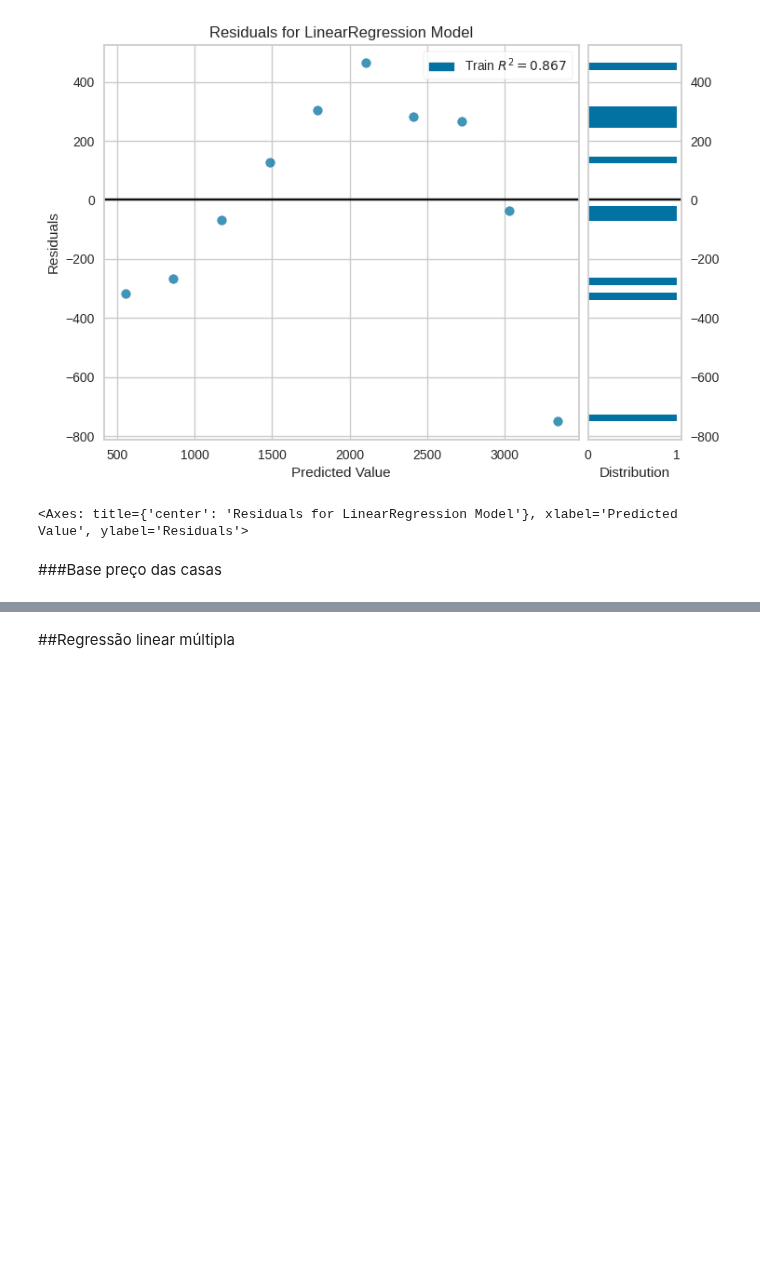
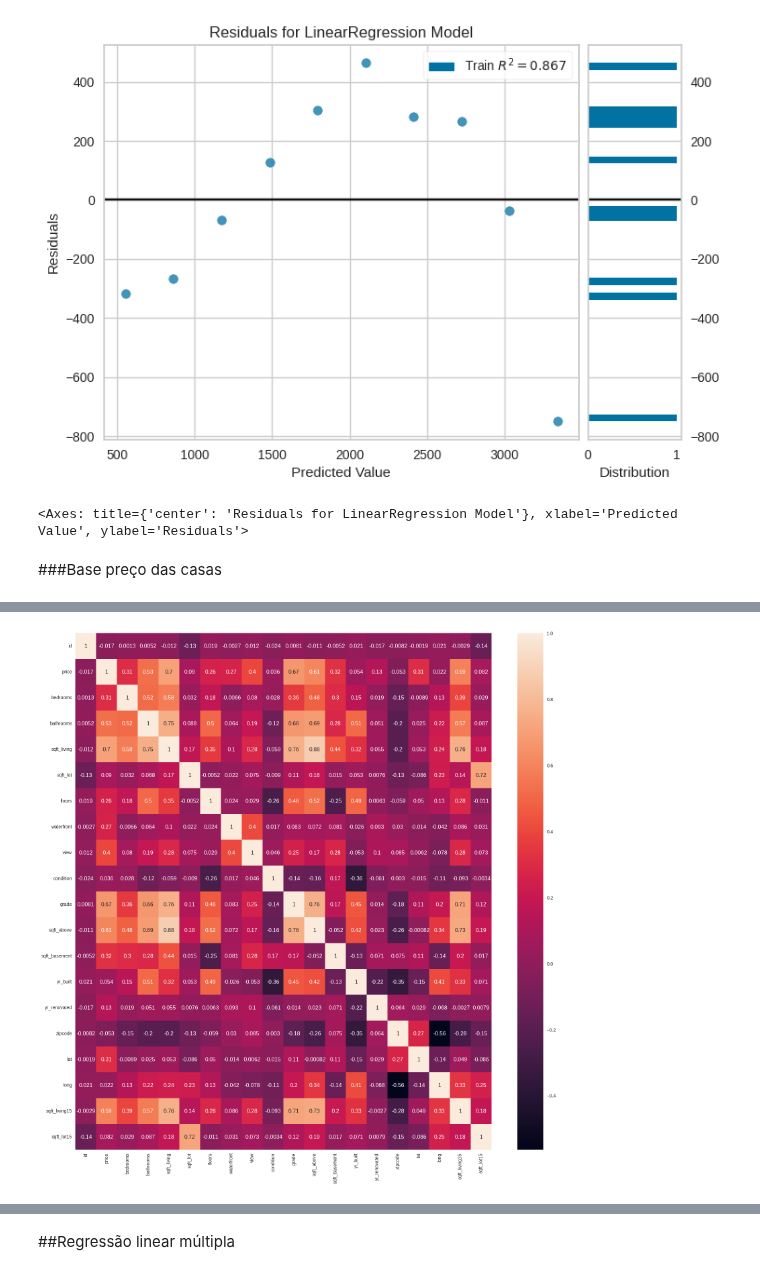
Before and after one commit to WallaceSantana79/CursoMachineLearning, a Jupyter notebook: Regressão.ipynb, the cells around one changed output, grey strips where cells are left out. Cells and saved outputs as stored; diff of their text form; code cells hidden in the pictures; blank space fills up the shorter version.

```diff
--- a/Regressão.ipynb
+++ b/Regressão.ipynb
@@ -104,3 +104,6 @@ visualizador.poof()
 <Axes: title={'center': 'Residuals for LinearRegression Model'}, xlabel='Predicted Value', ylabel='Residuals'>
 # %% [markdown]
 ###Base preço das casas
+# %%
+base_casas = pd.read_csv('house_prices.csv')
+base_casas
@@ -106,0 +177,4 @@ visualizador.poof()
+# %%
+figura = plt.figure(figsize=(20,20))
+sns.heatmap(base_casas.corr(), annot=True);
+# %% [output]
@@ -106,0 +182 @@ visualizador.poof()
+[figure, added]
```
Also changed, not shown: parts of 7 cells of this notebook.
